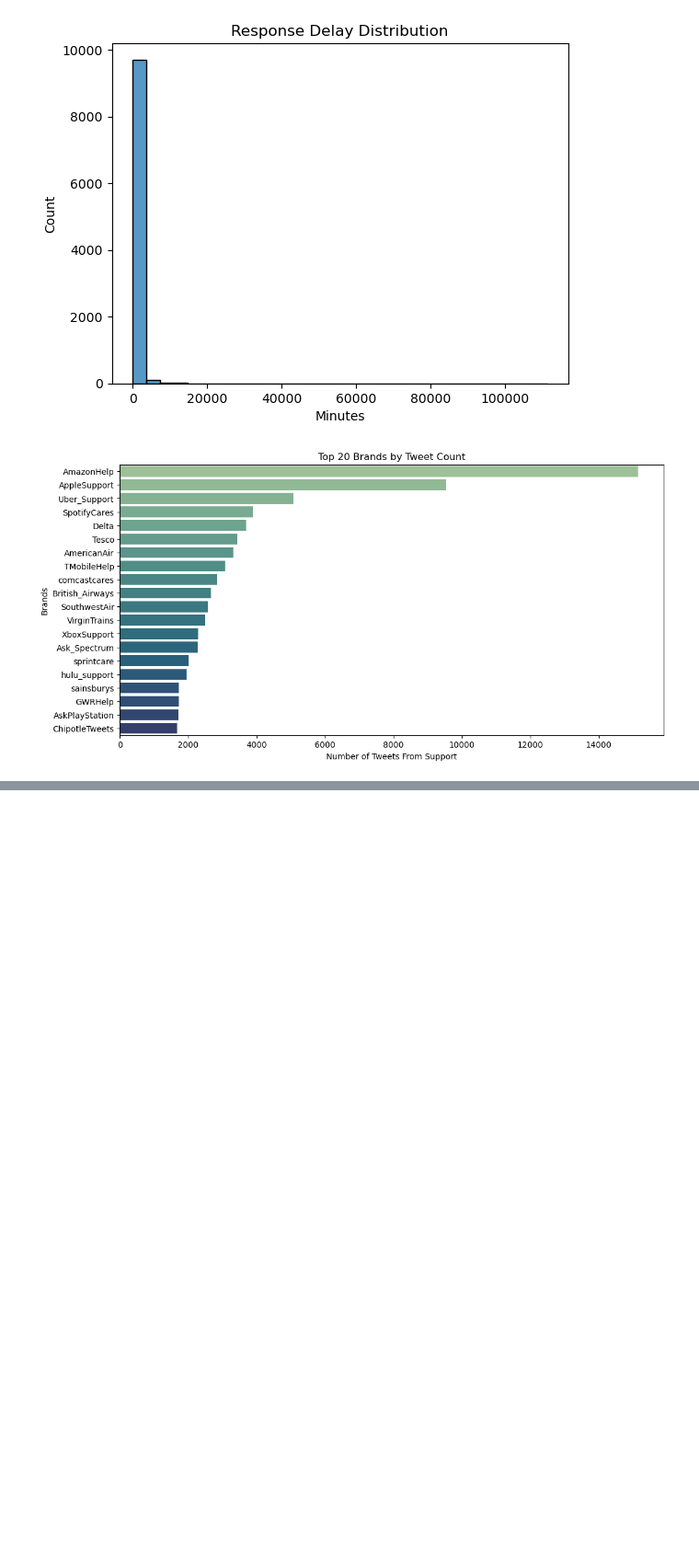
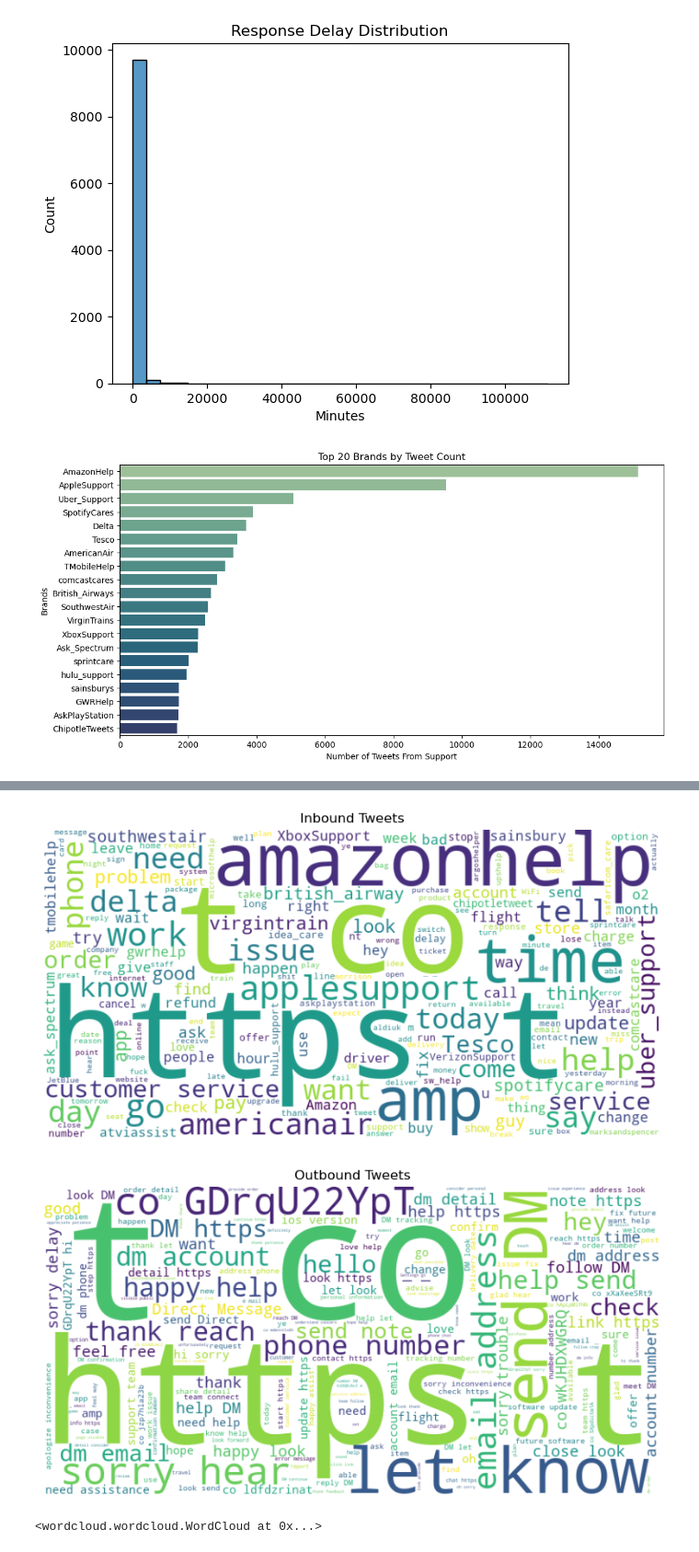
Before and after one commit to CamiloDS16/nlp-sentiment-analysis-X-csupport, a Jupyter notebook: notebooks/data-wrangling-cleaning.ipynb, the cells around one changed output, grey strips where cells are left out. Shown at 92% size. Drawn from its saved outputs; the diff is of its cells as text; code cells hidden in the pictures; blank space fills up the shorter version.

```diff
--- a/notebooks/data-wrangling-cleaning.ipynb
+++ b/notebooks/data-wrangling-cleaning.ipynb
@@ -522,18 +526,22 @@ KeyError: 'entities'
 # %%
-# add functionality to save both inbound and outbound tweets wordclouds for model training later
+
 # generate word clouds functiion
-def generate_word_clouds_for_inbound_outbound(df):
+def generate_word_clouds(df):
     inbound_text = ' '.join(df[df['inbound']]['processed_text'].dropna())
     outbound_text = ' '.join(df[~df['inbound']]['processed_text'].dropna())
 
     for text, title in zip([inbound_text, outbound_text], ['Inbound Tweets', 'Outbound Tweets']):
         wordcloud = WordCloud(stopwords=STOPWORDS, background_color='white', width=800, height=400).generate(text)
         plt.figure(figsize=(10, 5))
         plt.imshow(wordcloud, interpolation='bilinear')
         plt.title(title)
         plt.axis('off')
         plt.show()
     return wordcloud
 
 # applying the function
-generate_word_clouds_for_inbound_outbound(df)
+generate_word_clouds(df)
+# %% [output]
+[figure, added]
+[figure, added]
+<wordcloud.wordcloud.WordCloud at 0x...>
```
Also changed, not shown: parts of 6 cells of this notebook.
